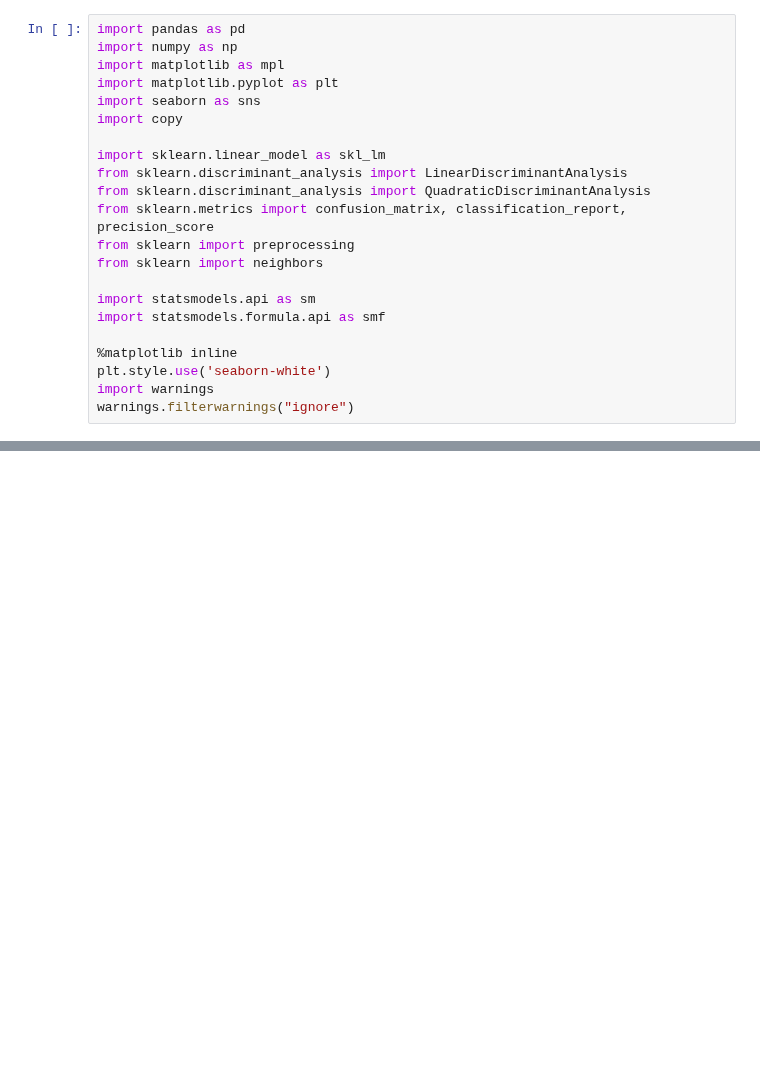
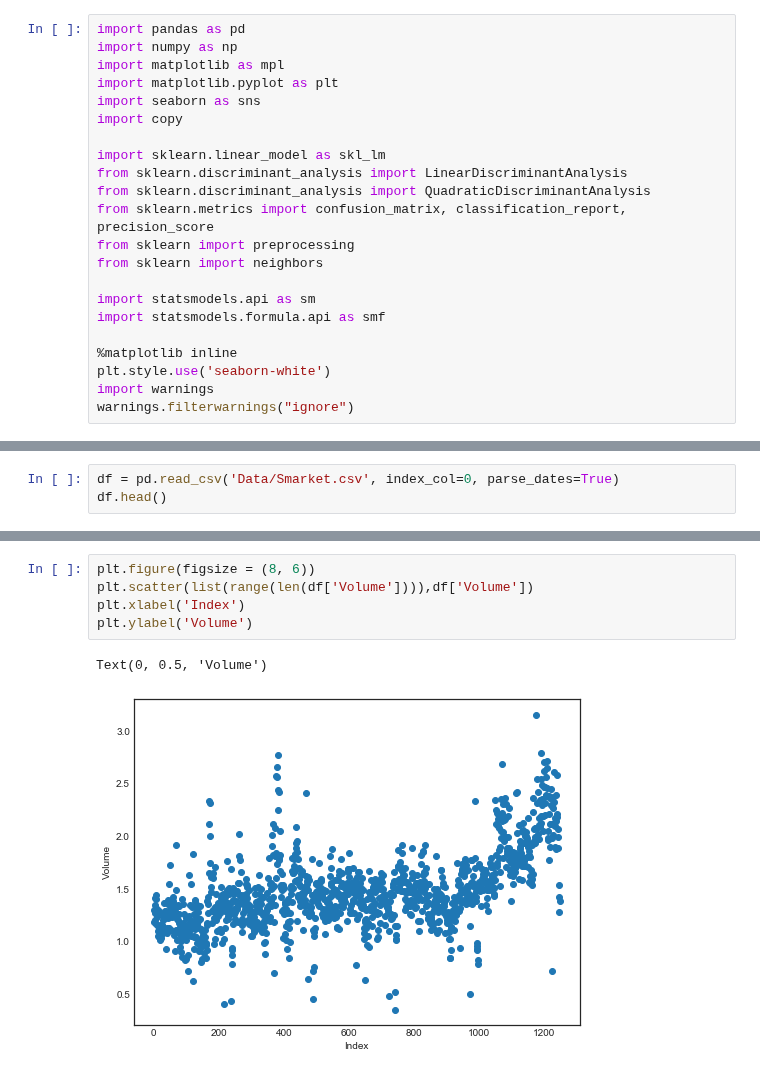
Before and after one commit to HatefDastour/Notes, a Jupyter notebook: Statistical_Learning/A_Comparison_of_Classification_Methods.ipynb, the cells around one changed output, grey strips where cells are left out. Saved outputs shown, nothing was run; the diff lists cells and outputs as text; blank space fills up the shorter version.

```diff
--- a/Statistical_Learning/A_Comparison_of_Classification_Methods.ipynb
+++ b/Statistical_Learning/A_Comparison_of_Classification_Methods.ipynb
@@ -416,0 +79,3 @@ avg / total       0.91      0.93      0.92      1000
+# %%
+df = pd.read_csv('Data/Smarket.csv', index_col=0, parse_dates=True)
+df.head()
@@ -416,0 +102,8 @@ avg / total       0.91      0.93      0.92      1000
+# %%
+plt.figure(figsize = (8, 6))
+plt.scatter(list(range(len(df['Volume']))),df['Volume'])
+plt.xlabel('Index')
+plt.ylabel('Volume')
+# %% [output]
+Text(0, 0.5, 'Volume')
+[figure, added]
```
Also changed, not shown: parts of 133 cells of this notebook, 2 other files.
